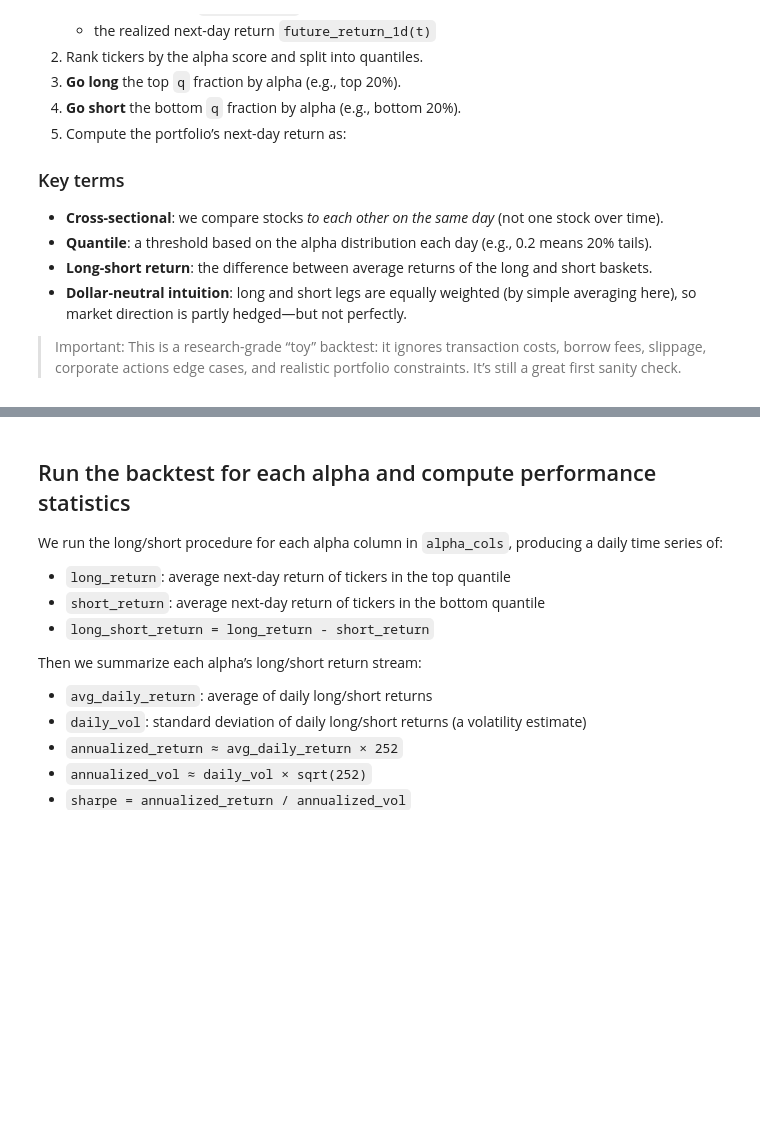
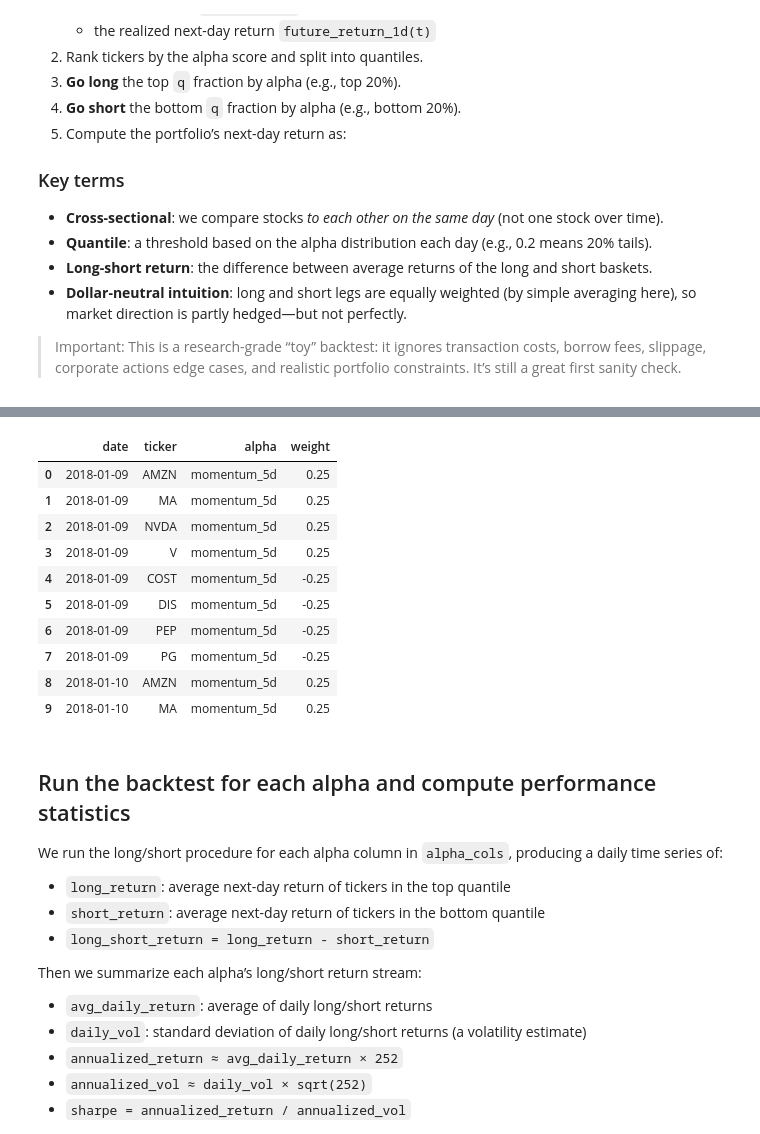
Before and after one commit to jinhanjinhan/AlphaForge-AI, a Jupyter notebook: notebooks/02_alpha_eval_with_splits_and_costs.ipynb, the cells around one changed output, grey strips where cells are left out. Saved outputs shown, nothing was run; the diff lists cells and outputs as text; code cells hidden in the pictures; blank space fills up the shorter version.

```diff
--- a/notebooks/02_alpha_eval_with_splits_and_costs.ipynb
+++ b/notebooks/02_alpha_eval_with_splits_and_costs.ipynb
@@ -388,3 +454,59 @@ def long_short_backtest(data, alpha_col, target_col="future_return_1d", quantile
+# %%
+def get_daily_positions(data, alpha_col, quantile=0.2):
+    position_rows = []
+
+    for date, group in data.groupby("date"):
+        temp = group[["ticker", alpha_col, "future_return_1d"]].dropna()
+
+        if len(temp) < 10:
+            continue
+
+        low_cutoff = temp[alpha_col].quantile(quantile)
+        high_cutoff = temp[alpha_col].quantile(1 - quantile)
+
+        longs = temp[temp[alpha_col] >= high_cutoff]["ticker"].tolist()
+        shorts = temp[temp[alpha_col] <= low_cutoff]["ticker"].tolist()
+
+        n_long = len(longs)
+        n_short = len(shorts)
+
+        for ticker in longs:
+            position_rows.append({
+                "date": date,
+                "ticker": ticker,
+                "alpha": alpha_col,
+                "weight": 1.0 / n_long if n_long > 0 else 0.0,
+            })
+
+        for ticker in shorts:
+            position_rows.append({
+                "date": date,
+                "ticker": ticker,
+                "alpha": alpha_col,
+                "weight": -1.0 / n_short if n_short > 0 else 0.0,
+            })
+
+    return pd.DataFrame(position_rows)
+
+
+all_positions = pd.concat(
+    [get_daily_positions(df, alpha) for alpha in alpha_cols],
+    ignore_index=True,
+)
+all_positions.to_csv(DATA_DIR / "daily_positions.csv", index=False)
+all_positions.head(10)
+# %% [output]
+|  | date | ticker | alpha | weight |
+| 0 | 2018-01-09 | AMZN | momentum_5d | 0.25 |
+| 1 | 2018-01-09 | MA | momentum_5d | 0.25 |
+| 2 | 2018-01-09 | NVDA | momentum_5d | 0.25 |
+| 3 | 2018-01-09 | V | momentum_5d | 0.25 |
+| 4 | 2018-01-09 | COST | momentum_5d | -0.25 |
+| 5 | 2018-01-09 | DIS | momentum_5d | -0.25 |
+| 6 | 2018-01-09 | PEP | momentum_5d | -0.25 |
+| 7 | 2018-01-09 | PG | momentum_5d | -0.25 |
+| 8 | 2018-01-10 | AMZN | momentum_5d | 0.25 |
+| 9 | 2018-01-10 | MA | momentum_5d | 0.25 |
 # %% [markdown]
 ## Run the backtest for each alpha and compute performance statistics
 
```
Also changed, not shown: parts of 4 cells of this notebook.
